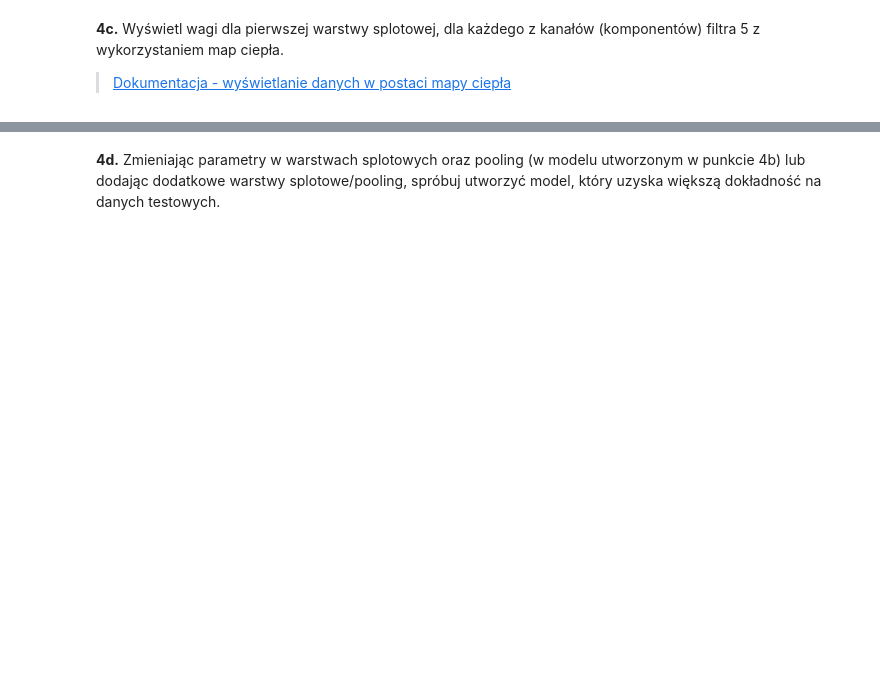
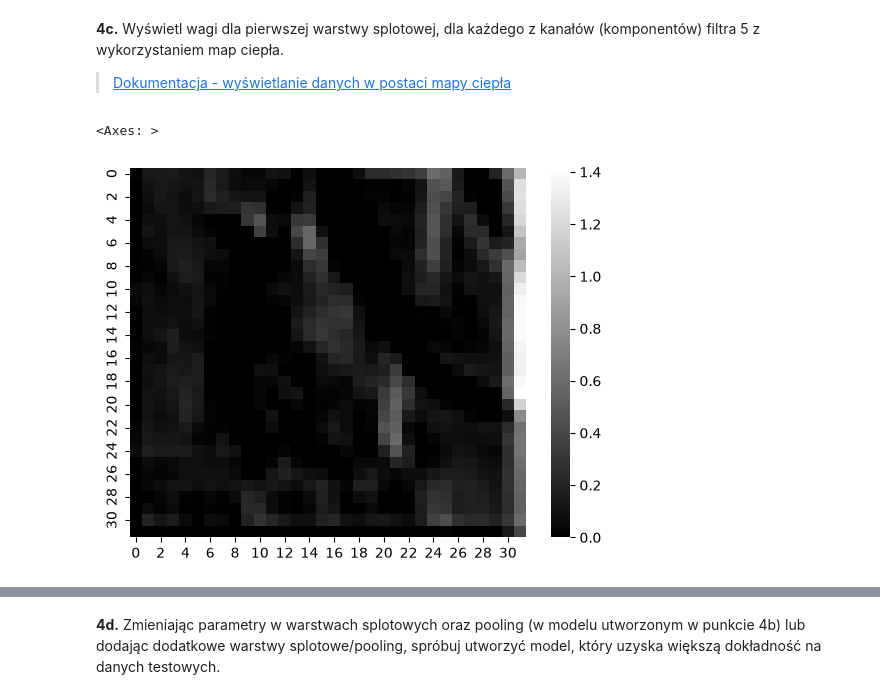
Before and after one commit to igorjoz/multimodal-ai, a Jupyter notebook: deep-learning/lab1/UG_lab1_during_class.ipynb, the cells around one changed output, grey strips where cells are left out. Drawn from its saved outputs; the diff is of its cells as text; code cells hidden in the pictures; blank space fills up the shorter version.

```diff
--- a/deep-learning/lab1/UG_lab1_original.ipynb
+++ b/deep-learning/lab1/UG_lab1_during_class.ipynb
@@ -346,14 +522,23 @@ Mając wytrenowany model możemy sprawdzić, jakich wzorców zdołał się naucz
 
 Przyglądając się architekturze modelu, spróbujmy wyświetlić wagi oraz dane wyjściowe dla pierwszej warstwy konwolucyjnej modelu drugiego. Stwórzmy model, który po podaniu na jego wejście obrazu, zwróci wartości aktywacji dla modelu oryginalnego. Model będzie przyjmował jeden obiekt wejściowy i generował jeden obiekt wyjściowy dla wybranej warstwy.
 # %%
+# # należy uzyskać instnację klasy tf.keras.layers.Layer - wyjście konkretnej warstwy oraz jej wagi
+# # dostęp można uzyskać poprzez odwołanie się do jej nazwy lub indeksu
+
+# layer_output = keras_model_2.get_layer("conv2d_1").output # należy sprawdzić nazwę modelu
+# layer_weights = keras_model_2.get_layer("conv2d_1").get_weights() # należy sprawdzić nazwę modelu
+
+# # stwórzmy instancję modelu na podstawie tensora wejściowego oraz wyjściowego
+# activation_model = tf.keras.Model(inputs=keras_model_2.inputs, outputs=layer_output)
+
 # należy uzyskać instnację klasy tf.keras.layers.Layer - wyjście konkretnej warstwy oraz jej wagi
 # dostęp można uzyskać poprzez odwołanie się do jej nazwy lub indeksu
 
-layer_output = keras_model_2.get_layer("conv2d_1").output # należy sprawdzić nazwę modelu
-layer_weights = keras_model_2.get_layer("conv2d_1").get_weights() # należy sprawdzić nazwę modelu
+layer_output = keras_model.get_layer("conv2d_3").output # należy sprawdzić nazwę modelu
+layer_weights = keras_model.get_layer("conv2d_3").get_weights() # należy sprawdzić nazwę modelu
 
 # stwórzmy instancję modelu na podstawie tensora wejściowego oraz wyjściowego
-activation_model = tf.keras.Model(inputs=keras_model_2.inputs, outputs=layer_output)
+activation_model = tf.keras.Model(inputs=keras_model.inputs, outputs=layer_output)
 # %% [markdown]
 Sprawdźmy, jak będzie wyglądało wyjście dla przykładowego obrazu ze zbioru testowego.
 # %%
@@ -388,0 +586,9 @@ plt.show()
+# %%
+# tutaj umieść rozwiązanie
+
+import seaborn as sns
+
+sns.heatmap(activations[0, :, :, 4], cmap=plt.cm.gray)
+# %% [output]
+<Axes: >
+[figure, added]
```
Also changed, not shown: parts of 23 cells of this notebook, 16 other files.
